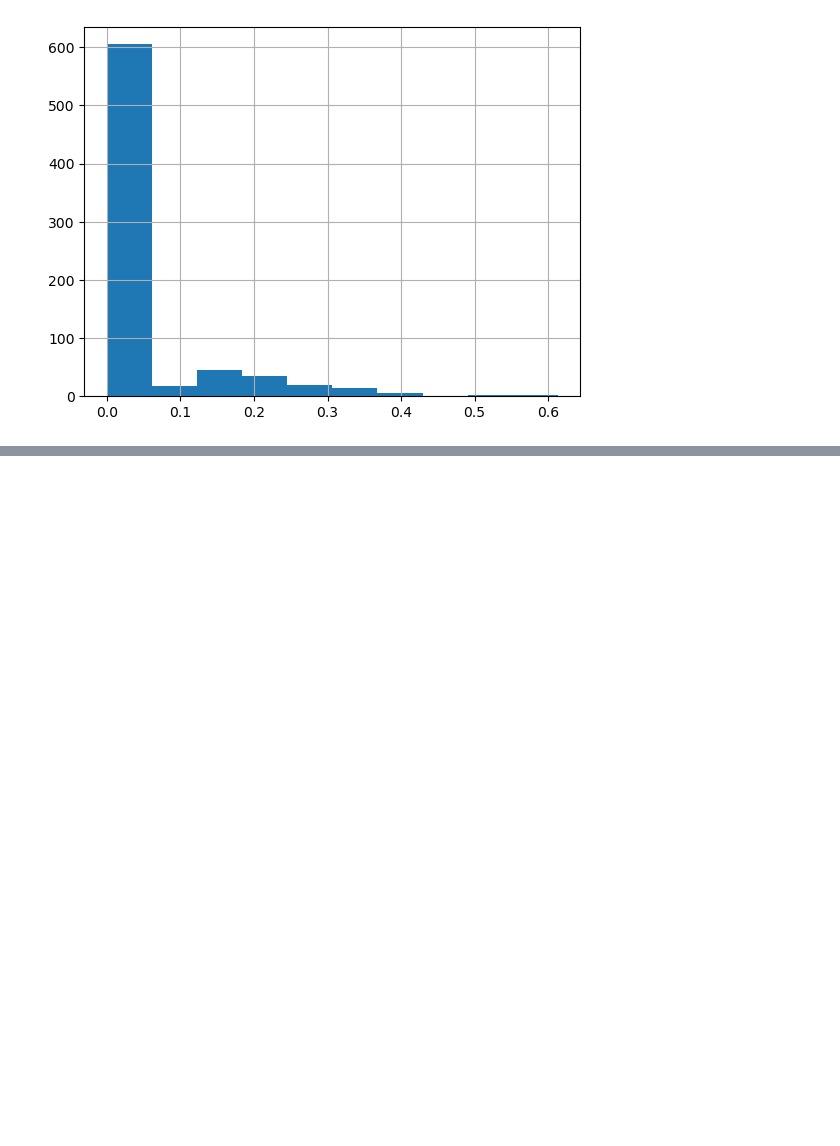
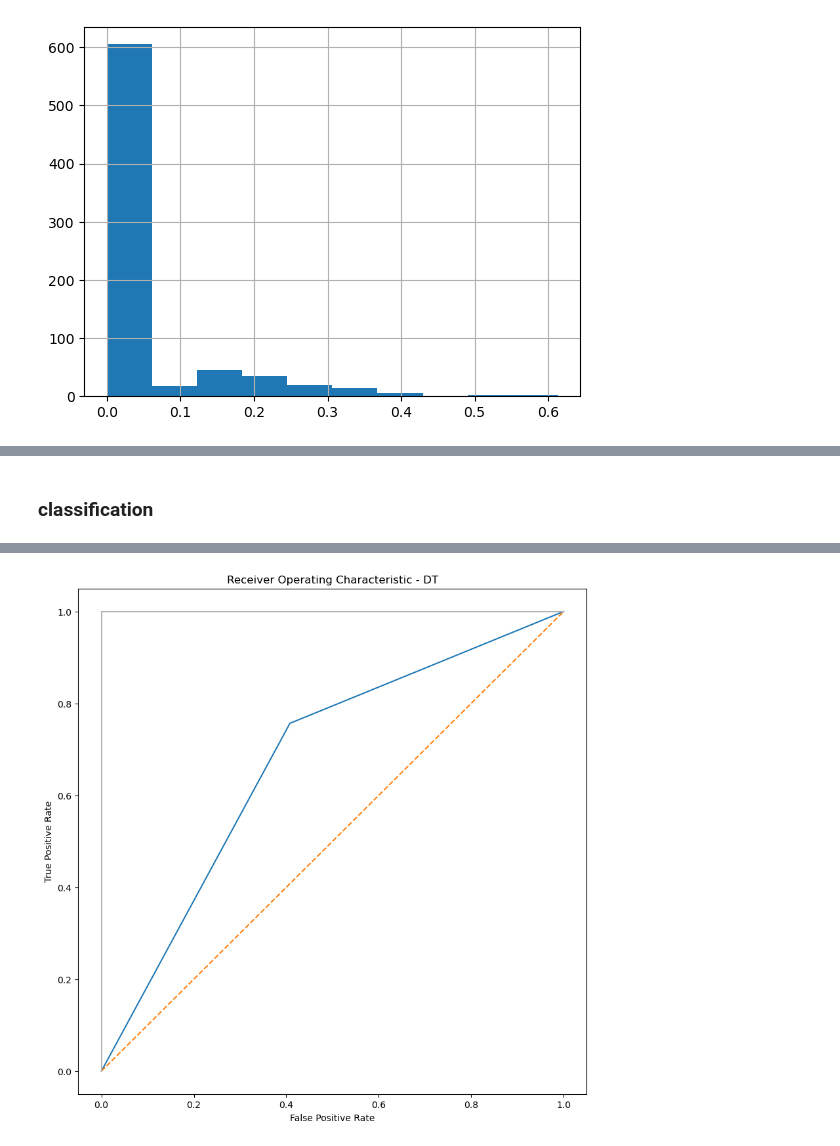
Before and after one commit to fl720/UoP_Year4_IDTA, a Jupyter notebook: coursework2/ADTATextPreprocessing.ipynb, the cells around one changed output, grey strips where cells are left out. Cells and saved outputs as stored; diff of their text form; code cells hidden in the pictures; blank space fills up the shorter version.

```diff
--- a/coursework2/ADTATextPreprocessing.ipynb
+++ b/coursework2/ADTATextPreprocessing.ipynb
@@ -420,0 +511,3 @@ Name: film, dtype: float64
+# %%
+text1 = pd.Series(text1)
+#text1[:5]
@@ -420,0 +535,2 @@ Name: film, dtype: float64
+# %%
+reviews1 = list(zip(text1, label))
@@ -420,0 +570,2 @@ Name: film, dtype: float64
+# %%
+reviewsP = pd.DataFrame (reviews1, columns = ['Review', 'Sentiment'])
@@ -420,0 +660,11 @@ Name: film, dtype: float64
+# %%
+#Tfidf vectorizer
+#tv=TfidfVectorizer(min_df=0,max_df=1,use_idf=True,ngram_range=(1,3))
+tv=TfidfVectorizer()
+
+#transformed train reviews
+tv_train_reviews=tv.fit_transform(train_reviews)
+#transformed test reviews
+tv_test_reviews = tv.transform(test_reviews)
+print('Tfidf_train:',tv_train_reviews.shape)
+print('Tfidf_test:',tv_test_reviews.shape)
@@ -420,0 +714,56 @@ Name: film, dtype: float64
+# %% [markdown]
+### classification
+# %%
+############################################
+###           Decision Tree              ###
+############################################
+#training the model
+DT=DecisionTreeClassifier(criterion ='entropy', random_state= 0)
+
+#Fitting the model for Bag of words
+DT_bow=DT.fit(cv_train_reviews,train_sentiments)
+
+#Fitting the model for tfidf features
+DT_tfidf=DT.fit(tv_train_reviews,train_sentiments)
+
+#Predicting the model for bag of words
+DT_bow_predict=DT.predict(cv_test_reviews)
+
+##Predicting the model for tfidf features
+DT_tfidf_predict=DT.predict(tv_test_reviews)
+
+#Accuracy score for bag of words
+DT_bow_score=accuracy_score(test_sentiments,DT_bow_predict)
+print("DT_bow accuracy :",DT_bow_score)
+
+#Accuracy score for tfidf features
+DT_tfidf_score=accuracy_score(test_sentiments,DT_tfidf_predict)
+print("DT_tfidf accuracy :",DT_tfidf_score)
+
+#Classification report for bag of words
+DT_bow_report=classification_report(test_sentiments,DT_bow_predict,target_names=['Positive','Negative'])
+print(confusion_matrix(test_sentiments,DT_bow_predict), '\n')
+print(DT_bow_report)
+
+#Classification report for tfidf features
+DT_tfidf_report=classification_report(test_sentiments,DT_tfidf_predict,target_names=['Positive','Negative'])
+print(confusion_matrix(test_sentiments,DT_tfidf_predict), '\n')
+print(DT_tfidf_report)
+
+#AUC score and ROC curve
+from sklearn.metrics import roc_curve, roc_auc_score
+
+FP, TP, threshold1 = roc_curve(test_sentiments, DT_tfidf_predict)
+print('roc_auc_score for DT: ', roc_auc_score(test_sentiments, DT_tfidf_predict))
+
+import matplotlib.pyplot as plt
+
+plt.subplots(1, figsize=(10,10))
+plt.title('Receiver Operating Characteristic - DT')
+plt.plot(FP, TP)
+plt.plot([0, 1], ls="--")
+plt.plot([0, 0], [1, 0] , c=".7"), plt.plot([1, 1] , c=".7")
+plt.ylabel('True Positive Rate')
+plt.xlabel('False Positive Rate')
+plt.show()
+# %% [output]
@@ -420,0 +787 @@ Name: film, dtype: float64
+[figure, added]
```
Also changed, not shown: parts of 88 cells of this notebook, 5 other files.
